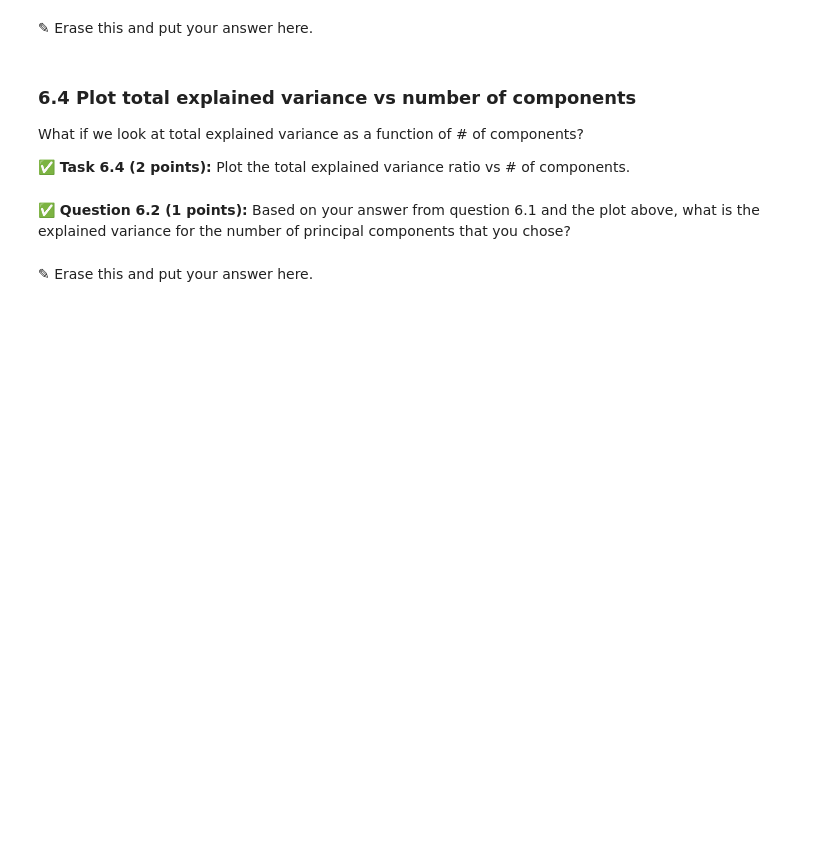
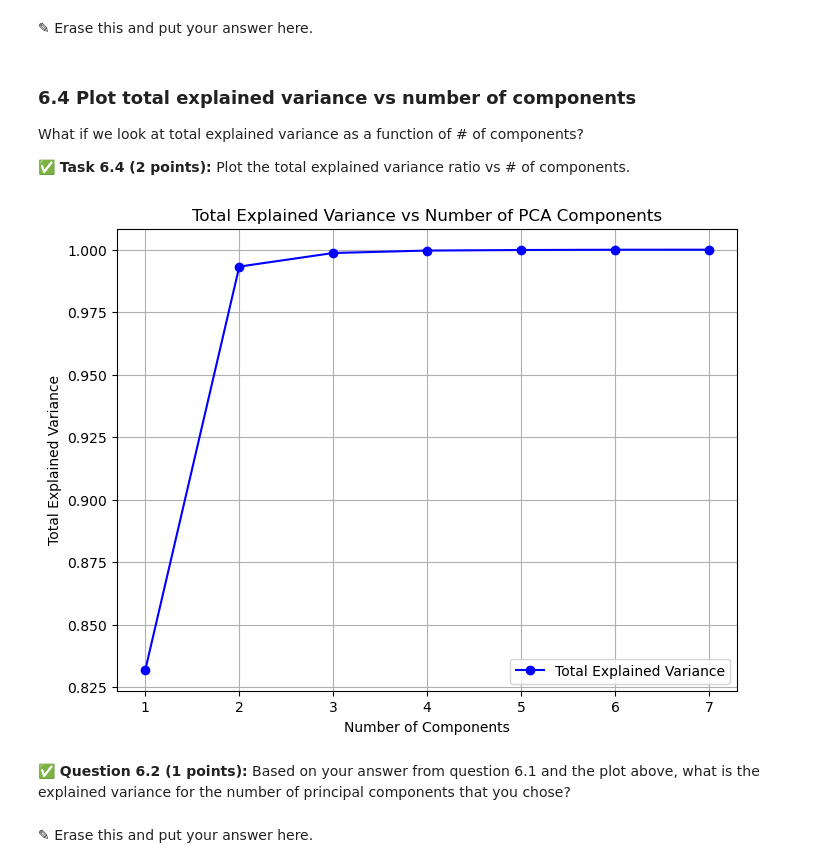
Before and after one commit to Audreym0154/CMSE202-f24-turnin, a Jupyter notebook: hw-04/HW-04_PerceptronSVMandPCA-STUDENT.ipynb, the cells around one changed output. Cells and saved outputs as stored; diff of their text form; code cells hidden in the pictures; blank space fills up the shorter version.

```diff
--- a/hw-04/HW-04_PerceptronSVMandPCA-STUDENT.ipynb
+++ b/hw-04/HW-04_PerceptronSVMandPCA-STUDENT.ipynb
@@ -656,23 +657,17 @@ What if we look at total explained variance as a function of # of components?
 
 **&#9989; Task 6.4 (2 points):** Plot the total explained variance ratio vs # of components.
 # %%
-import matplotlib.pyplot as plt
-
-# Assuming you have the accuracies and explained variances lists from Task 6.2
-
-# Total explained variance ratios
-explained_variances = [0.83200424, 0.90741999, 0.91886185, 0.91983078, 0.92018047, 0.92030674, 0.92039551]  # Example, replace with your actual values
-
-# Create a plot
 plt.figure(figsize=(8, 6))
 plt.plot(range(1, 8), explained_variances, marker='o', color='b', linestyle='-', label='Total Explained Variance')
 plt.xlabel('Number of Components')
 plt.ylabel('Total Explained Variance')
 plt.title('Total Explained Variance vs Number of PCA Components')
 plt.xticks(range(1, 8))
 plt.grid(True)
 plt.legend()
 plt.show()
+# %% [output]
+[figure, added]
 # %% [markdown]
 **&#9989; Question 6.2 (1 points):** Based on your answer from question 6.1 and the plot above, what is the explained variance for the number of principal components that you chose?
 # %% [markdown]
```
Also changed, not shown: parts of 7 cells of this notebook.
